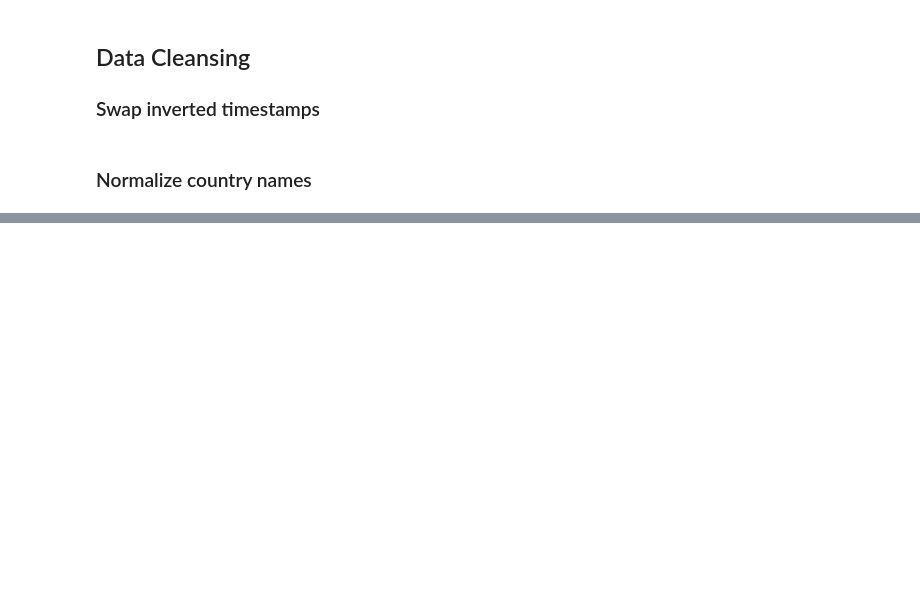
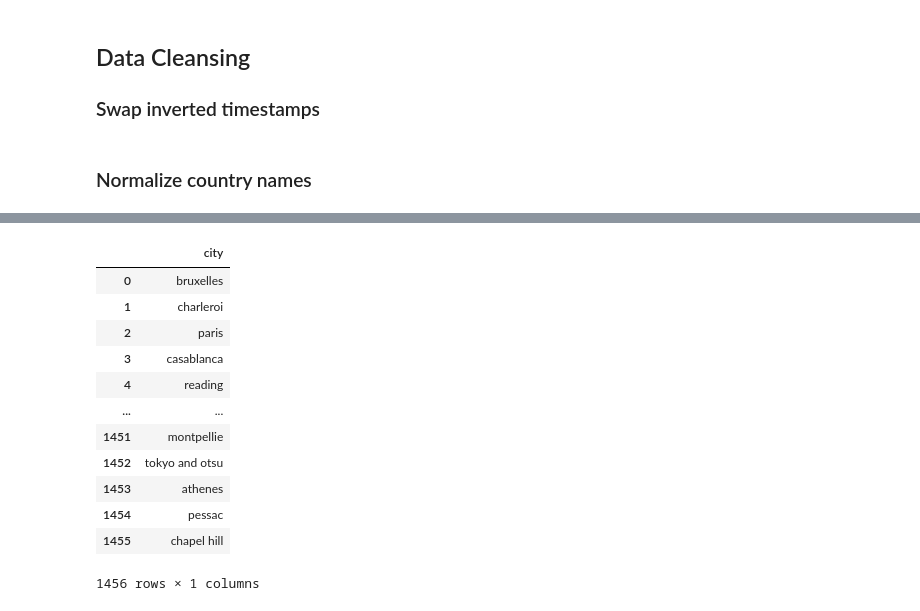
Before and after one commit to jlandercy/cookbook, a Jupyter notebook: python/api/SEM/Mission.ipynb, the cells around one changed output, grey strips where cells are left out. Saved outputs shown, nothing was run; the diff lists cells and outputs as text; code cells hidden in the pictures; blank space fills up the shorter version.

```diff
--- a/python/api/SEM/Mission.ipynb
+++ b/python/api/SEM/Mission.ipynb
@@ -105,4 +55,0 @@ ctrans.sample(5)
-# %%
-df = df.merge(ctrans, left_on='origin', right_on='original', how='left')
-df = df.drop(['origin', 'original'], axis=1).rename(columns={'ISO2': 'country_from'})
-df['country_from'] = df['country_from'].fillna('BE')
@@ -111,5 +56,6 @@ KeyError: 'origin'
-# %%
-df = df.merge(ctrans, left_on='dest', right_on='original', how='left')
-df = df.drop(['dest', 'original'], axis=1).rename(columns={'ISO2': 'country_to'})
+# %%
+#df['from_city'] = df['from_city'].str.replace(r"\((.*?)\)","").str.split(r'/|,|\&| et | puis |\+|;')
+df['dest_city'] = df['dest_city'].str.replace(r"\((.*?)\)","").str.split(r'/|,|\&| et | puis |\+|;')
+df = df.explode('dest_city')
 # %%
 df
@@ -121,0 +82,17 @@ df.groupby('elapsed')['acronyme'].count().plot(kind='hist', bins=30)
+# %%
+city = pd.DataFrame(list(df['from_city'].dropna().unique()) + list(df['dest_city'].unique()), columns=['city'])
+city
+# %% [output]
+|  | city |
+| 0 | bruxelles |
+| 1 | charleroi |
+| 2 | paris |
+| 3 | casablanca |
+| 4 | reading |
+| ... | ... |
+| 1451 | montpellie |
+| 1452 | tokyo and otsu |
+| 1453 | athenes |
+| 1454 | pessac |
+| 1455 | chapel hill |
+1456 rows × 1 columns
```
Also changed, not shown: parts of 17 cells of this notebook, 1 other file.
